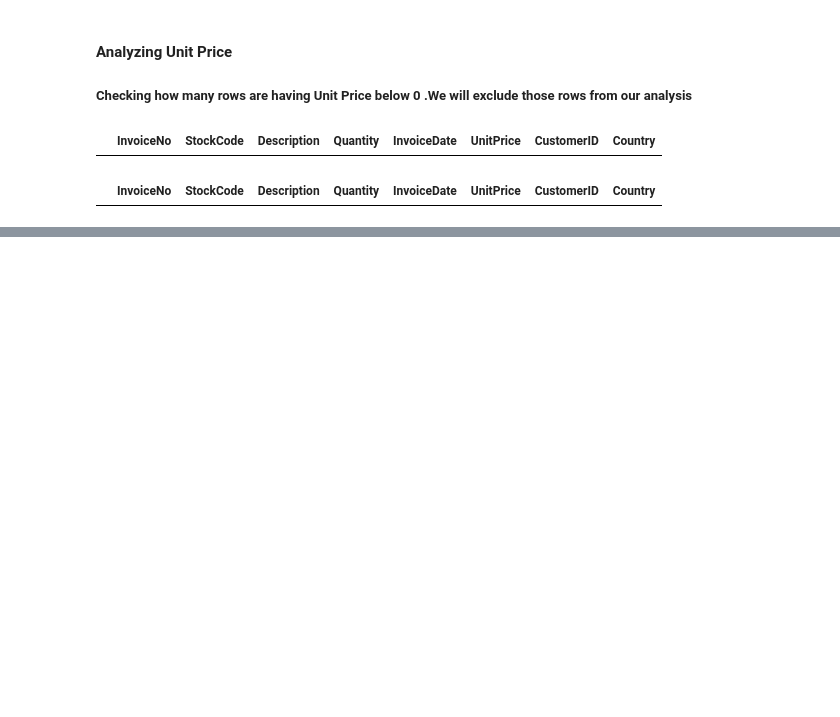
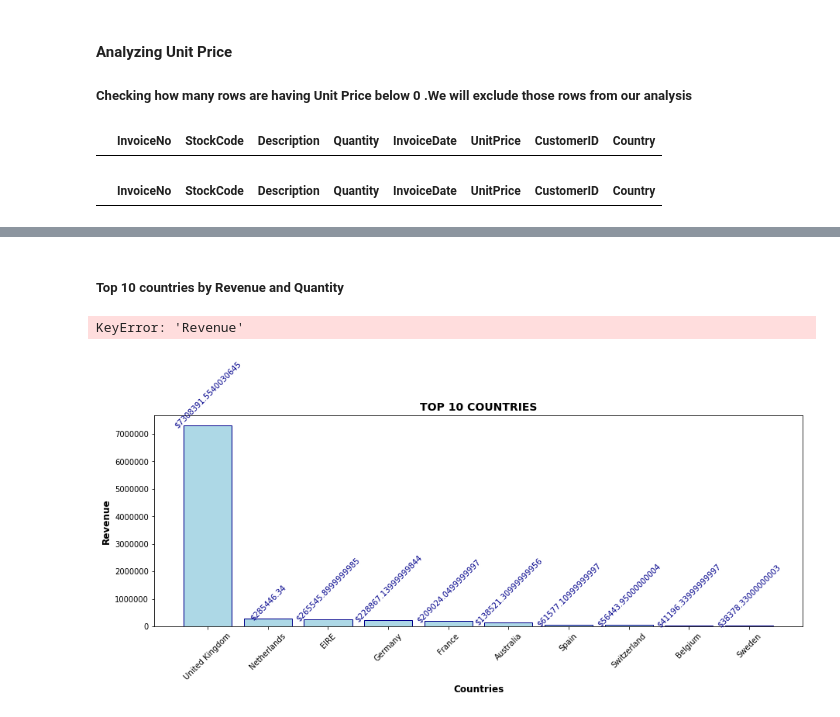
Before and after one commit to sabheen9/TATA-IQ-Data-Visualisation-Empowering-Business-with-Effective-Insights, a Jupyter notebook: TATA DATA ANALYSIS.ipynb, the cells around one changed output, grey strips where cells are left out. Saved outputs shown, nothing was run; the diff lists cells and outputs as text; code cells hidden in the pictures; blank space fills up the shorter version.

```diff
--- a/TATA DATA ANALYSIS.ipynb
+++ b/TATA DATA ANALYSIS.ipynb
@@ -166,0 +170,8 @@ df[(df['UnitPrice'] < 0)]
+# %%
+# revenue is calculated as unit price x quantity sold
+df['Revenue'] = df.UnitPrice * df.Quantity
+df['Revenue'] = df['Revenue'].where(df.CustomerID.notnull(),other=0)
+def format(x):
+        return "${:.1f}K".format(x/1000)
+df['Revenue'] = df['Revenue'].apply(format)
+df.head(10)
@@ -166,0 +190,21 @@ df[(df['UnitPrice'] < 0)]
+# %% [markdown]
+##### Top 10 countries by Revenue and Quantity
+# %%
+top_countries=df.groupby(['Country']).sum().sort_values(['Revenue'],ascending=False).head(10)
+top_countries.reset_index(inplace=True)
+
+top_countries.head(10)
+# %% [output]
+KeyError: 'Revenue'
+# %%
+plt.figure(figsize=(15,5))
+plt.title("TOP 10 COUNTRIES",fontsize=14,fontweight='bold')
+plt.xlabel("Countries",fontsize=12,fontweight='bold')
+plt.ylabel("Revenue",fontsize=12,fontweight='bold')
+plt.bar(top_countries['Country'],top_countries['Revenue'],color='lightblue',edgecolor='darkblue')
+plt.xticks(rotation=45)
+
+for k,v in top_countries['Revenue'].items():
+    plt.text(k,v-70000,'$'+str(v),horizontalalignment='center',rotation=45,color='darkblue')
+# %% [output]
+[figure, added]
```
Also changed, not shown: parts of 3 cells of this notebook.
